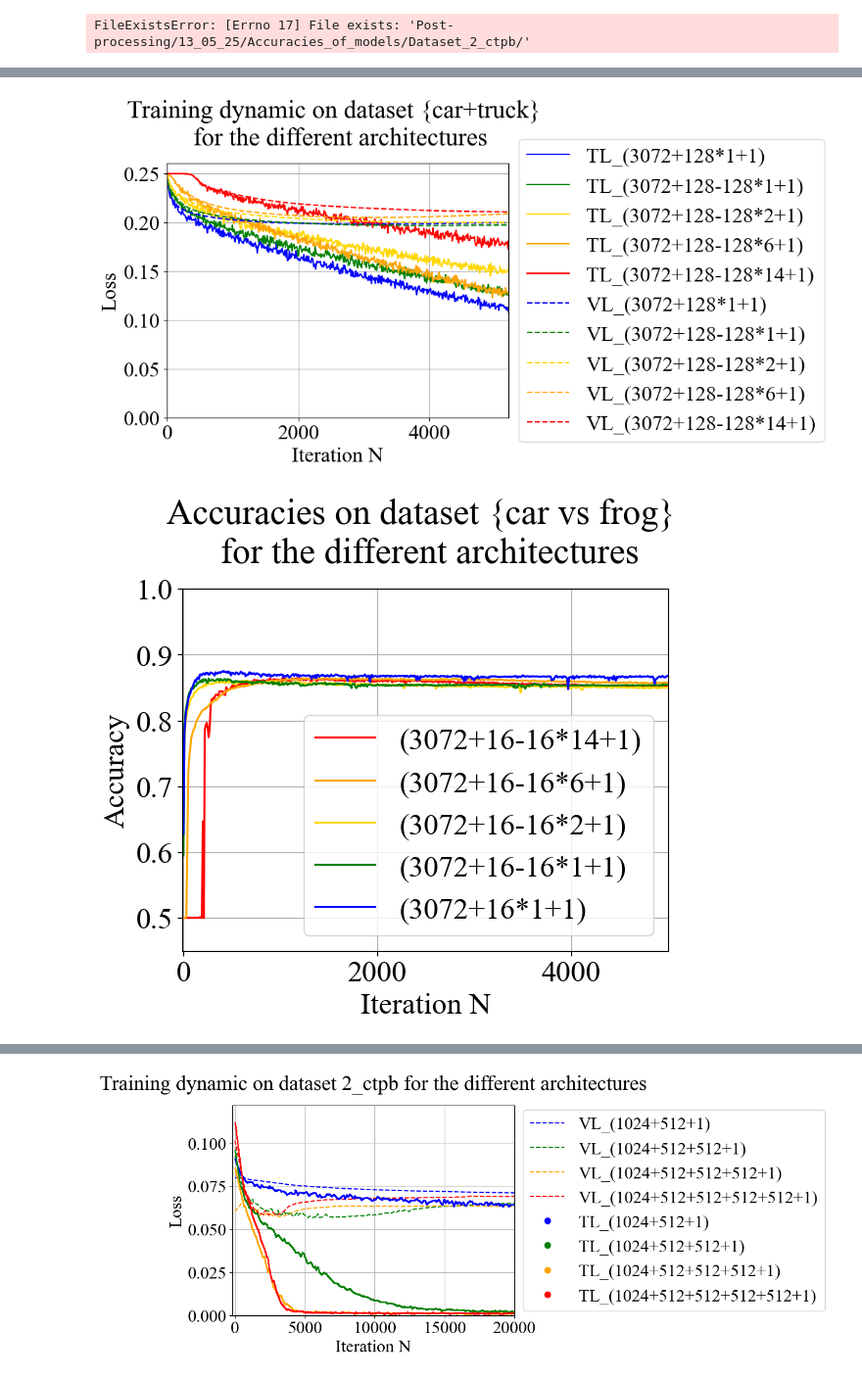
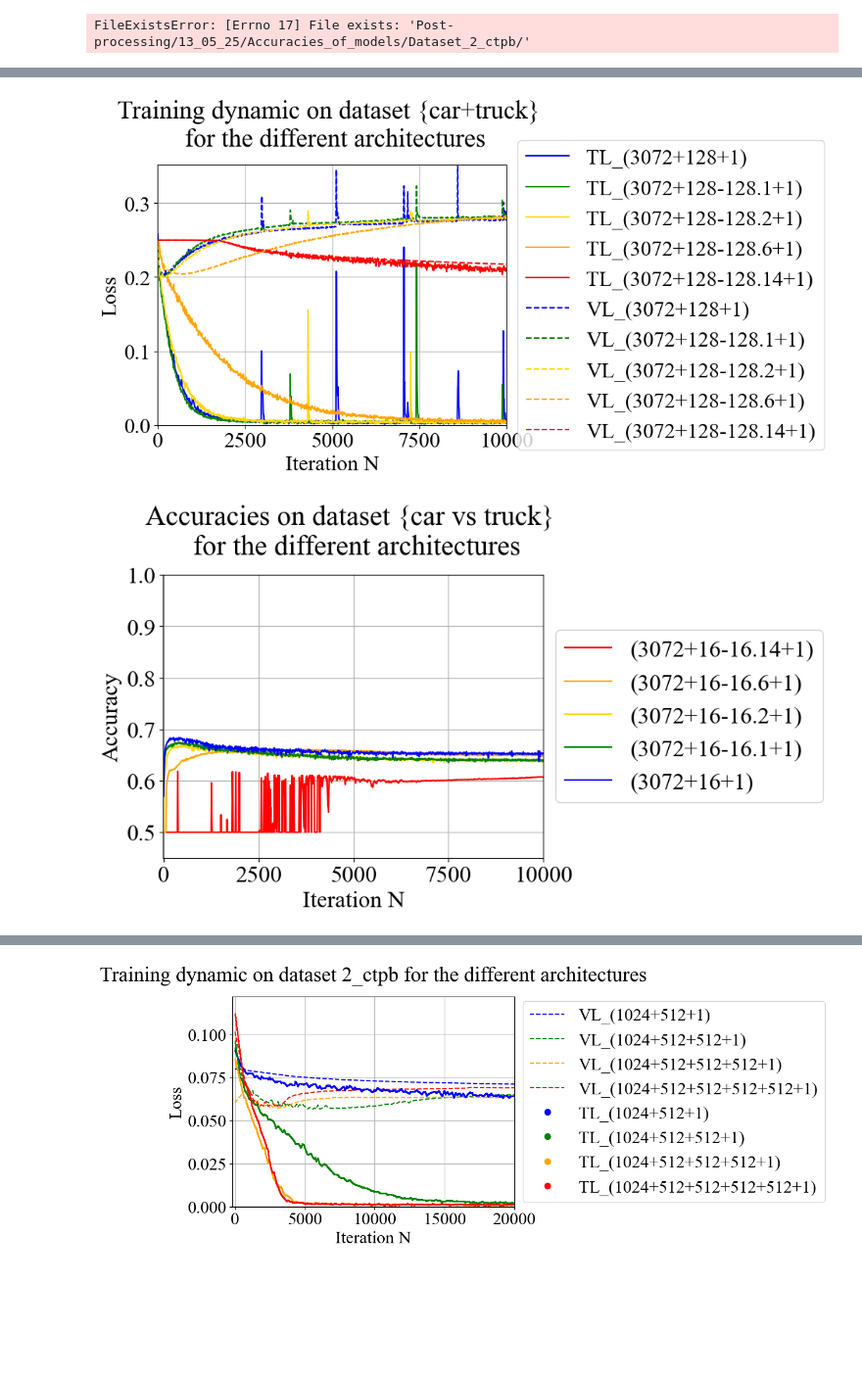
Before and after one commit to HugoVidal1/Stage_P3A_IdePHICS, a Jupyter notebook: CINIC-10/classifiers_constructor.ipynb, the cells around one changed output, grey strips where cells are left out. Shown at 98% size. Saved outputs shown, nothing was run; the diff lists cells and outputs as text; code cells hidden in the pictures; blank space fills up the shorter version.

```diff
--- a/CINIC-10/classifiers_constructor.ipynb
+++ b/CINIC-10/classifiers_constructor.ipynb
@@ -1812,15 +1938,15 @@ plt.show()
 
 # Import model and plot performances
 
-date = '16_05_25'
-save_path = 'Post-processing/16-05-25/Overfitting_dynamics/Dataset-car_truck/'
+date = '21_05_25'
+save_path = 'Post-processing/21-05-25/Overfitting_dynamics/Dataset-car_truck/'
 
 # Plot the performances
-model_name_1 = "CINIC10_torch_model_(3072+128*1+1)_ct+(D=0)"
-model_name_2 = "CINIC10_torch_model_(3072+128-128*1+1)_ct+(D=0)"
-model_name_3 = "CINIC10_torch_model_(3072+128-128*2+1)_ct+(D=0)"
-model_name_4 = "CINIC10_torch_model_(3072+128-128*6+1)_ct+(D=0)"
-model_name_5 = "CINIC10_torch_model_(3072+128-128*14+1)_ct+(D=0)"
+model_name_1 = "CINIC10_torch_model_(3072+128+1)_ct"
+model_name_2 = "CINIC10_torch_model_(3072+128-128.1+1)_ct"
+model_name_3 = "CINIC10_torch_model_(3072+128-128.2+1)_ct"
+model_name_4 = "CINIC10_torch_model_(3072+128-128.6+1)_ct"
+model_name_5 = "CINIC10_torch_model_(3072+128-128.14+1)_ct"
 
 curve_TL_model_1 = np.loadtxt('Classifiers/' + date + '/' + date + '_' +  model_name_1 + '/figures/loss_training_of_' + date + '_' + model_name_1 +'.txt', delimiter=",", skiprows=1)
 curve_TL_model_2 = np.loadtxt('Classifiers/' + date + '/' + date + '_' +  model_name_2 + '/figures/loss_training_of_' + date + '_' + model_name_2 +'.txt', delimiter=",", skiprows=1)
@@ -1846,22 +1972,22 @@ curve_VL_model_5 = np.loadtxt('Classifiers/' + date + '/' + date + '_' +  model_
 # curve_TL_model_3 = lower_envelope(curve_TL_model_3[:, 0], curve_TL_model_3[:, 1])
 # curve_TL_model_4 = lower_envelope(curve_TL_model_4[:, 0], curve_TL_model_4[:, 1])
 
-plt.plot(curve_TL_model_1[:, 0], curve_TL_model_1[:, 1], color = 'blue', label = 'TL_(3072+128*1+1)')
-plt.plot(curve_TL_model_2[:, 0], curve_TL_model_2[:, 1], color = 'green', label = 'TL_(3072+128-128*1+1)')
-plt.plot(curve_TL_model_3[:, 0], curve_TL_model_3[:, 1], color = 'gold', label = 'TL_(3072+128-128*2+1)')
-plt.plot(curve_TL_model_4[:, 0], curve_TL_model_4[:, 1], color = 'orange', label = 'TL_(3072+128-128*6+1)')
-plt.plot(curve_TL_model_5[:, 0], curve_TL_model_5[:, 1], color = 'red', label = 'TL_(3072+128-128*14+1)')
+plt.plot(curve_TL_model_1[:, 0], curve_TL_model_1[:, 1], color = 'blue', label = 'TL_(3072+128+1)')
+plt.plot(curve_TL_model_2[:, 0], curve_TL_model_2[:, 1], color = 'green', label = 'TL_(3072+128-128.1+1)')
+plt.plot(curve_TL_model_3[:, 0], curve_TL_model_3[:, 1], color = 'gold', label = 'TL_(3072+128-128.2+1)')
+plt.plot(curve_TL_model_4[:, 0], curve_TL_model_4[:, 1], color = 'orange', label = 'TL_(3072+128-128.6+1)')
+plt.plot(curve_TL_model_5[:, 0], curve_TL_model_5[:, 1], color = 'red', label = 'TL_(3072+128-128.14+1)')
 
-plt.plot(curve_VL_model_1[:, 0], curve_VL_model_1[:, 1],'--', color = 'blue', label = 'VL_(3072+128*1+1)')
-plt.plot(curve_VL_model_2[:, 0], curve_VL_model_2[:, 1],'--', color = 'green', label = 'VL_(3072+128-128*1+1)')
-plt.plot(curve_VL_model_3[:, 0], curve_VL_model_3[:, 1],'--', color = 'gold', label = 'VL_(3072+128-128*2+1)')
-plt.plot(curve_VL_model_4[:, 0], curve_VL_model_4[:, 1],'--', color = 'orange', label = 'VL_(3072+128-128*6+1)')
-plt.plot(curve_VL_model_5[:, 0], curve_VL_model_5[:, 1],'--', color = 'red', label = 'VL_(3072+128-128*14+1)')
+plt.plot(curve_VL_model_1[:, 0], curve_VL_model_1[:, 1],'--', color = 'blue', label = 'VL_(3072+128+1)')
+plt.plot(curve_VL_model_2[:, 0], curve_VL_model_2[:, 1],'--', color = 'green', label = 'VL_(3072+128-128.1+1)')
+plt.plot(curve_VL_model_3[:, 0], curve_VL_model_3[:, 1],'--', color = 'gold', label = 'VL_(3072+128-128.2+1)')
+plt.plot(curve_VL_model_4[:, 0], curve_VL_model_4[:, 1],'--', color = 'orange', label = 'VL_(3072+128-128.6+1)')
+plt.plot(curve_VL_model_5[:, 0], curve_VL_model_5[:, 1],'--', color = 'red', label = 'VL_(3072+128-128.14+1)')
 
 
 
-plt.xlim(-10,5200)
-plt.ylim(0,np.max([np.max(curve_TL_model_4[:, 1]), np.max(curve_TL_model_3[:, 1]), np.max(curve_TL_model_2[:, 1]), np.max(curve_TL_model_1[:, 1])]) + 0.01)
+plt.xlim(-10,10000)
+plt.ylim(0,np.max([np.max(curve_TL_model_4[:, 1]), np.max(curve_TL_model_3[:, 1]), np.max(curve_TL_model_2[:, 1]), np.max(curve_TL_model_1[:, 1])]) + 0.1)
 plt.grid()
 plt.xlabel('Iteration N')
 plt.ylabel('Loss')
@@ -1869,8 +1995,8 @@ plt.title('Training dynamic on dataset {car+truck} \n for the different architec
 legend = plt.legend(loc='center left', bbox_to_anchor=(1, 0.5))
 for handle in legend.legend_handles:
     handle.set_markersize(15)
-plt.savefig(save_path + "Comparison_overfitting_dynamic_extreme_trained_dataset_{car+truck}.png", bbox_inches='tight')
-plt.savefig(save_path + "Comparison_overfitting_dynamic_extreme_trained_dataset_{car+truck}.svg", bbox_inches='tight')
+plt.savefig(save_path + "Comparison_overfitting_dynamic_extreme_trained_dataset_{car+truck}_128h.png", bbox_inches='tight')
+plt.savefig(save_path + "Comparison_overfitting_dynamic_extreme_trained_dataset_{car+truck}_128h.svg", bbox_inches='tight')
 plt.show()
 
 # plt.savefig(save_path + "Zoomed_Comparison_accuracy_dataset_3.png", bbox_inches='tight')
@@ -1893,19 +2019,19 @@ plt.show()
 # kappa_accuracy_data = np.loadtxt("Classifiers/" + model_name + "/figures/kappa_accuracy_" + model_name + ".txt", delimiter=",", skiprows=1)
 # kappa_loss_data = np.loadtxt("Classifiers/" + model_name + "/figures/kappa_loss_of_" + model_name + ".txt", delimiter=",", skiprows=1)
 # %% [output]
-[figure, old version]
+[figure, new version]
 # %%
 # Import model and plot performances
 
-date = '16_05_25'
-save_path = 'Post-processing/16-05-25/Accuracies_of_models/Dataset-car_frog/'
+date = '21_05_25'
+save_path = 'Post-processing/21-05-25/Accuracies_of_models/Dataset-car_truck/'
 
 # Plot the performances
-model_name_1 = "CINIC10_torch_model_(3072+16*1+1)_cf+(D=0)"
-model_name_2 = "CINIC10_torch_model_(3072+16-16*1+1)_cf+(D=0)"
-model_name_3 = "CINIC10_torch_model_(3072+16-16*2+1)_cf+(D=0)"
-model_name_4 = "CINIC10_torch_model_(3072+16-16*6+1)_cf+(D=0)"
-model_name_5 = "CINIC10_torch_model_(3072+16-16*14+1)_cf+(D=0)"
+model_name_1 = "CINIC10_torch_model_(3072+16+1)_ct"
+model_name_2 = "CINIC10_torch_model_(3072+16-16.1+1)_ct"
+model_name_3 = "CINIC10_torch_model_(3072+16-16.2+1)_ct"
+model_name_4 = "CINIC10_torch_model_(3072+16-16.6+1)_ct"
+model_name_5 = "CINIC10_torch_model_(3072+16-16.14+1)_ct"
 
 curve_model_1 = np.loadtxt('Classifiers/' + date + '/' + date + '_' +  model_name_1 + '/figures/accuracy_of_' + date + '_' + model_name_1 +'.txt', delimiter=",", skiprows=1)
 curve_model_2 = np.loadtxt('Classifiers/' + date + '/' + date + '_' +  model_name_2 + '/figures/accuracy_of_' + date + '_' + model_name_2 +'.txt', delimiter=",", skiprows=1)
@@ -1917,44 +2043,44 @@ curve_model_5 = np.loadtxt('Classifiers/' + date + '/' + date + '_' +  model_nam
 # curve_model_2 = upper_envelope(curve_model_2[:, 0], curve_model_2[:, 1])
 # curve_model_3 = upper_envelope(curve_model_3[:, 0], curve_model_3[:, 1])
 # curve_model_4 = upper_envelope(curve_model_4[:, 0], curve_model_4[:, 1])
 # curve_model_5 = upper_envelope(curve_model_5[:, 0], curve_model_5[:, 1])
 
-plt.plot(curve_model_5[:, 0], curve_model_5[:, 1], color = 'red', label = '(3072+16-16*14+1)')
-plt.plot(curve_model_4[:, 0], curve_model_4[:, 1], color = 'orange', label = '(3072+16-16*6+1)')
-plt.plot(curve_model_3[:, 0], curve_model_3[:, 1], color = 'gold', label = '(3072+16-16*2+1)')
-plt.plot(curve_model_2[:, 0], curve_model_2[:, 1], color = 'green', label = '(3072+16-16*1+1)')
-plt.plot(curve_model_1[:, 0], curve_model_1[:, 1], color = 'blue', label = '(3072+16*1+1)')
+plt.plot(curve_model_5[:, 0], curve_model_5[:, 1], color = 'red', label = '(3072+16-16.14+1)')
+plt.plot(curve_model_4[:, 0], curve_model_4[:, 1], color = 'orange', label = '(3072+16-16.6+1)')
+plt.plot(curve_model_3[:, 0], curve_model_3[:, 1], color = 'gold', label = '(3072+16-16.2+1)')
+plt.plot(curve_model_2[:, 0], curve_model_2[:, 1], color = 'green', label = '(3072+16-16.1+1)')
+plt.plot(curve_model_1[:, 0], curve_model_1[:, 1], color = 'blue', label = '(3072+16+1)')
 
-plt.xlim(-10,5000)
+plt.xlim(-10,10000)
 plt.ylim(0.45,1)
 plt.grid()
 plt.xlabel('Iteration N')
 plt.ylabel('Accuracy')
-plt.title('Accuracies on dataset {car vs frog} \n for the different architectures', pad = 20)
-legend = plt.legend()
+plt.title('Accuracies on dataset {car vs truck} \n for the different architectures', pad = 20)
+legend = plt.legend(loc='center left', bbox_to_anchor=(1, 0.5))
 for handle in legend.legend_handles:
     handle.set_markersize(15)
-plt.savefig(save_path + "Comparison_accuracy_dataset_extreme_trained-car_frog.png", bbox_inches='tight')
-plt.savefig(save_path + "Comparison_accuracy_dataset_extreme_trained-car_frog.svg", bbox_inches='tight')
+plt.savefig(save_path + "Comparison_accuracy_dataset_extreme_trained-car_truck_16h.png", bbox_inches='tight')
+plt.savefig(save_path + "Comparison_accuracy_dataset_extreme_trained-car_truck_16h.svg", bbox_inches='tight')
 plt.show()
 # Plots of performances
 # accuracy = mpimg.imread("Classifiers/" + model_name + "/figures/accuracy_of_" + model_name + ".png")
 # plt.imshow(accuracy)
 # kappa_accuracy = mpimg.imread("Classifiers/" + model_name + "/figures/kappa_accuracy_of_" + model_name + ".png")
 # plt.imshow(kappa_accuracy)
 # loss = mpimg.imread("Classifiers/" + model_name + "/figures/loss_of_" + model_name + ".png")
 # plt.imshow(loss)
 # kappa_loss = mpimg.imread("Classifiers/" + model_name + "/figures/kappa_loss_of_" + model_name + ".png")
 # plt.imshow(kappa_loss)
 # plt.show()
 
 # Import datas
 # accuracy_data = np.loadtxt("Classifiers/" + model_name + "/figures/accuracy_of_" + model_name + ".txt", delimiter=",", skiprows=1)
 # loss_data = np.loadtxt("Classifiers/" + model_name + "/figures/loss_of_" + model_name + ".txt", delimiter=",", skiprows=1)
 # kappa_accuracy_data = np.loadtxt("Classifiers/" + model_name + "/figures/kappa_accuracy_" + model_name + ".txt", delimiter=",", skiprows=1)
 # kappa_loss_data = np.loadtxt("Classifiers/" + model_name + "/figures/kappa_loss_of_" + model_name + ".txt", delimiter=",", skiprows=1)
 # %% [output]
-[figure, old version]
+[figure, new version]
 # %%
 
 # Import model and plot performances
```
Also changed, not shown: parts of 15 cells of this notebook, 17 other files.
